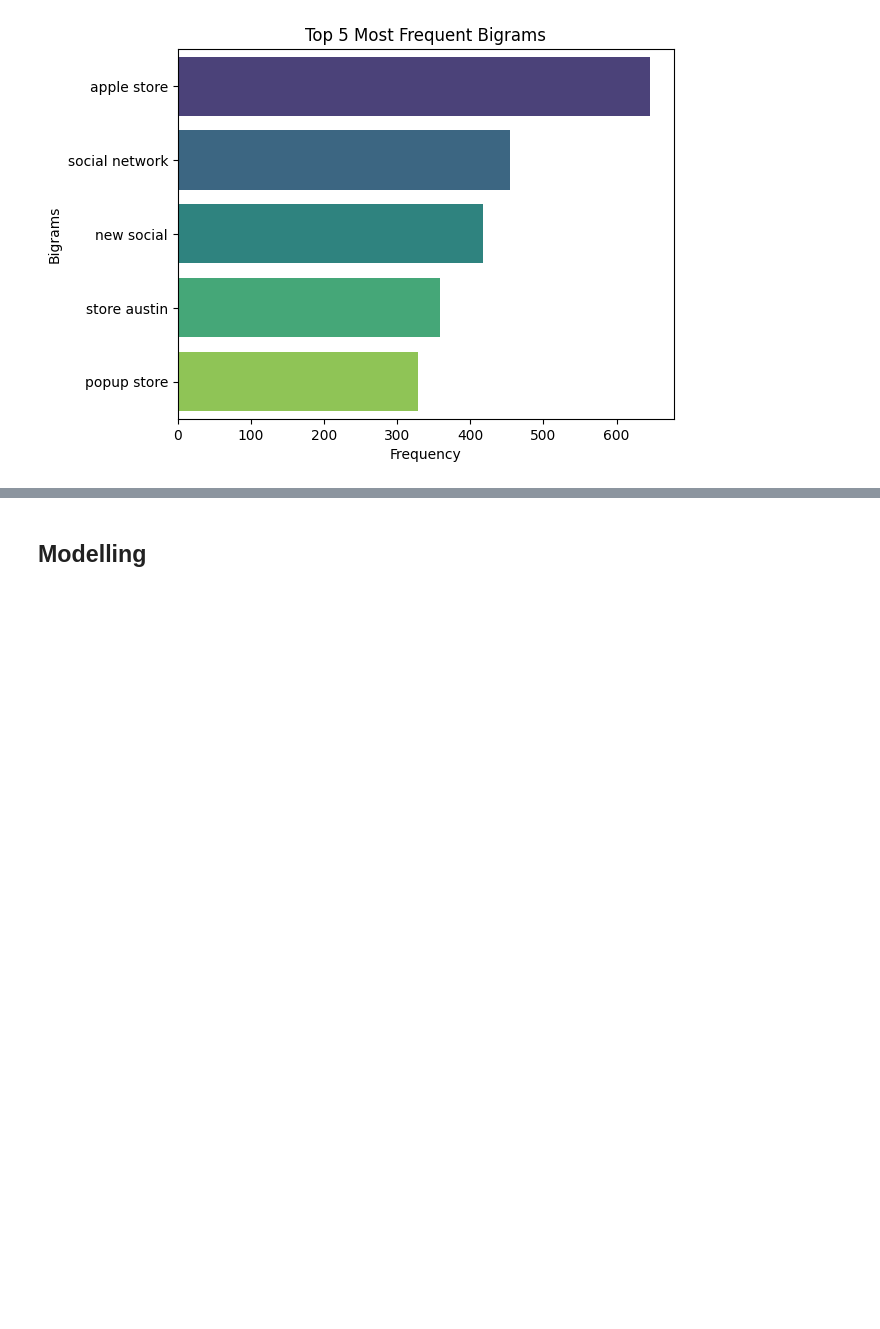
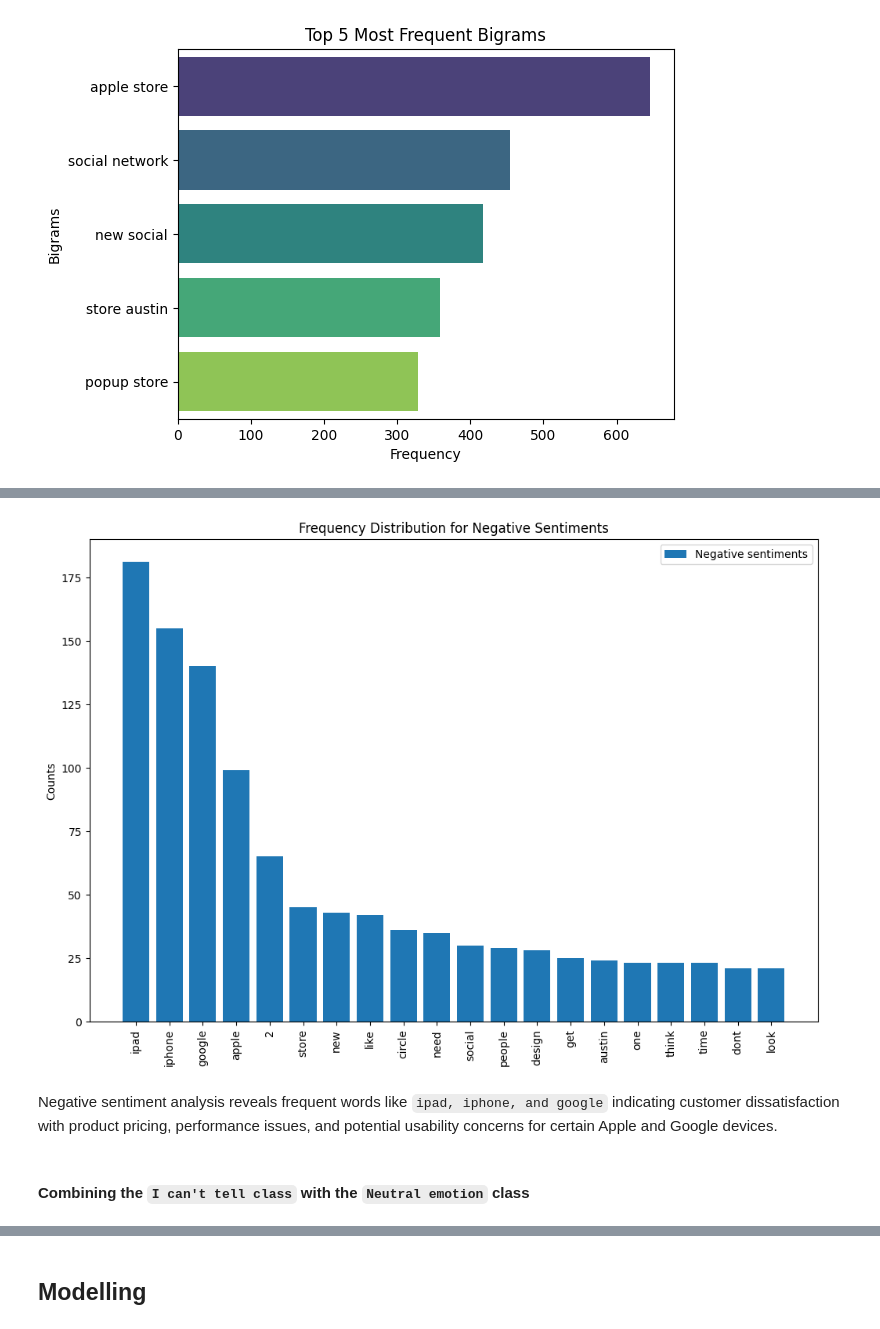
Before and after one commit to Geraldkigotho/NLP-tweet-sentiment-project, a Jupyter notebook: nlp_project.ipynb, the cells around one changed output, grey strips where cells are left out. Saved outputs shown, nothing was run; the diff lists cells and outputs as text; code cells hidden in the pictures; blank space fills up the shorter version.

```diff
--- a/nlp_project.ipynb
+++ b/nlp_project.ipynb
@@ -616,0 +659,20 @@ We can observe that the bigrams such as `rt mention` is mostly related to  domin
+# %%
+negative_emotions_data = df[df['emotion'] == 'Negative emotion']
+
+# Extract top 20 tokens and their values for google brand
+negative_top_20 = FreqDist(negative_emotions_data['lemmatized_tweet'].explode()).most_common(20)
+negative_categories, negative_values = zip(*negative_top_20)
+
+# Create a bar plot for neutral emotions
+plt.figure(figsize=(12, 8))
+plt.bar(negative_categories, negative_values, label='Negative sentiments')
+plt.ylabel('Counts')
+plt.title('Frequency Distribution for Negative Sentiments')
+plt.xticks(rotation=90)
+plt.legend();
+# %% [output]
+[figure, added]
+# %% [markdown]
+Negative sentiment analysis reveals frequent words like `ipad, iphone, and google` indicating customer dissatisfaction with product pricing, performance issues, and potential usability concerns for certain Apple and Google devices.
+# %% [markdown]
+#### Combining the `I can't tell class` with the `Neutral emotion` class
```
Also changed, not shown: parts of 24 cells of this notebook.
